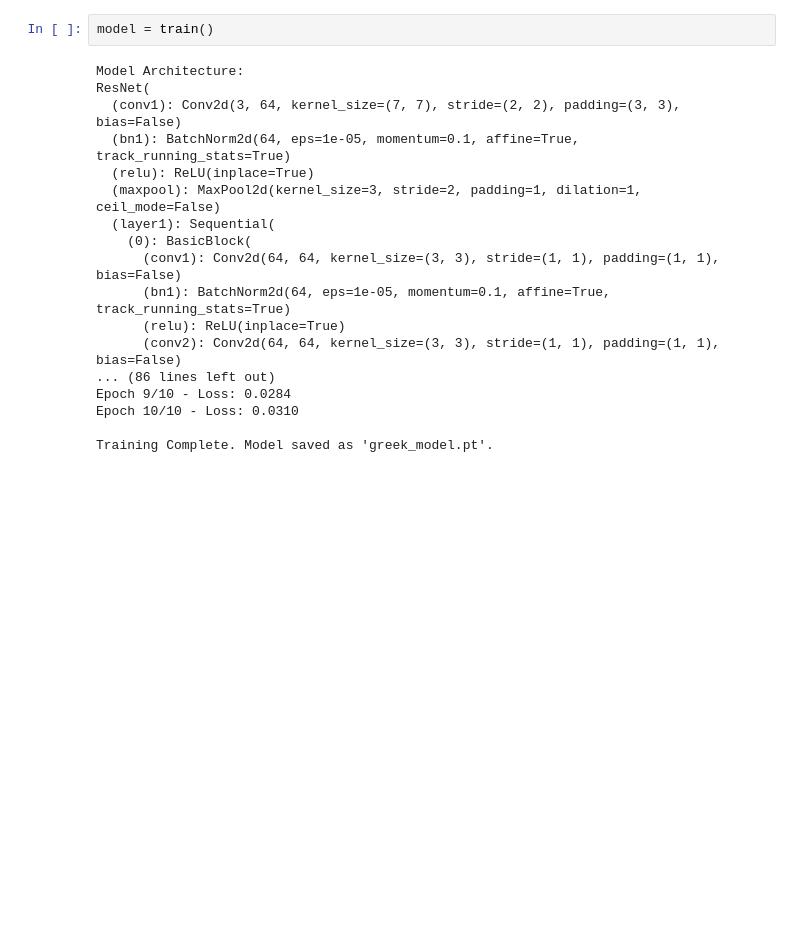
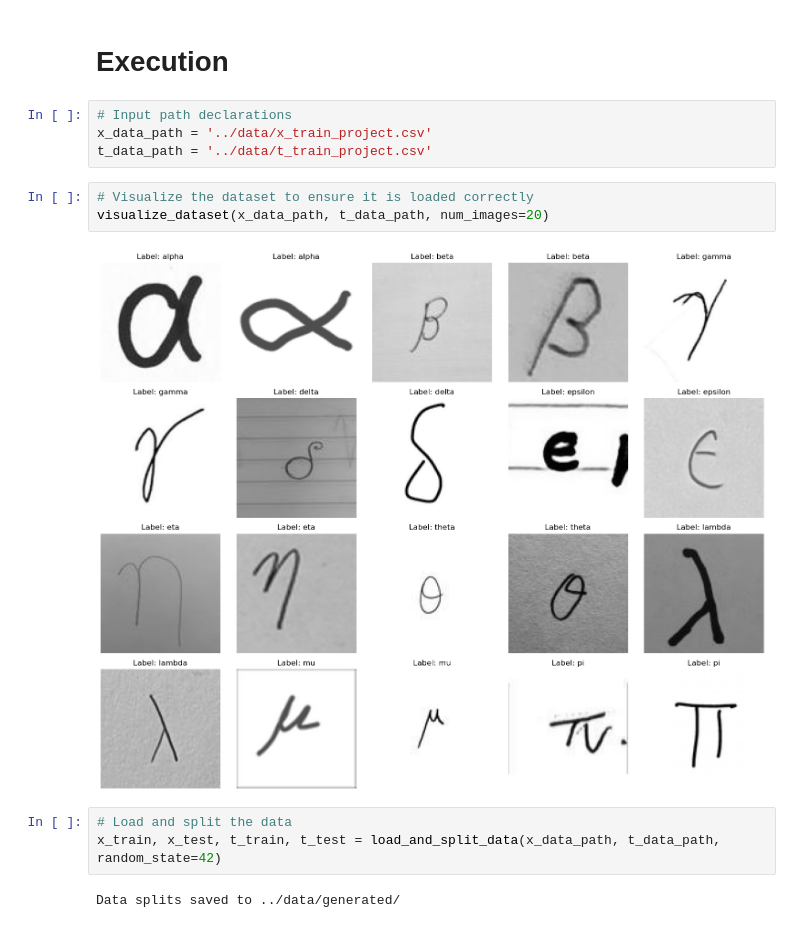
Before and after one commit to Justin-Toth/EEL4773-Final-Project, a Jupyter notebook: model/train.ipynb, the cells around one changed output. Drawn from its saved outputs; the diff is of its cells as text; blank space fills up the shorter version.

```diff
--- a/model/train.ipynb
+++ b/model/train.ipynb
@@ -154,20 +239,16 @@ def train():
+# %% [markdown]
+# Execution
+# %%
+# Input path declarations
+x_data_path = '../data/x_train_project.csv'
+t_data_path = '../data/t_train_project.csv'
+# %%
+# Visualize the dataset to ensure it is loaded correctly
+visualize_dataset(x_data_path, t_data_path, num_images=20)
+# %% [output]
+[figure, added]
 # %%
-model = train()
+# Load and split the data
+x_train, x_test, t_train, t_test = load_and_split_data(x_data_path, t_data_path, random_state=42)
 # %% [output]
-Model Architecture:
-ResNet(
-  (conv1): Conv2d(3, 64, kernel_size=(7, 7), stride=(2, 2), padding=(3, 3), bias=False)
-  (bn1): BatchNorm2d(64, eps=1e-05, momentum=0.1, affine=True, track_running_stats=True)
-  (relu): ReLU(inplace=True)
-  (maxpool): MaxPool2d(kernel_size=3, stride=2, padding=1, dilation=1, ceil_mode=False)
-  (layer1): Sequential(
-    (0): BasicBlock(
-      (conv1): Conv2d(64, 64, kernel_size=(3, 3), stride=(1, 1), padding=(1, 1), bias=False)
-      (bn1): BatchNorm2d(64, eps=1e-05, momentum=0.1, affine=True, track_running_stats=True)
-      (relu): ReLU(inplace=True)
-      (conv2): Conv2d(64, 64, kernel_size=(3, 3), stride=(1, 1), padding=(1, 1), bias=False)
-... (86 lines left out)
-Epoch 9/10 - Loss: 0.0284
-Epoch 10/10 - Loss: 0.0310
-
-Training Complete. Model saved as 'greek_model.pt'.
+Data splits saved to ../data/generated/
```
Also changed, not shown: parts of 11 cells of this notebook, 3 other files.
